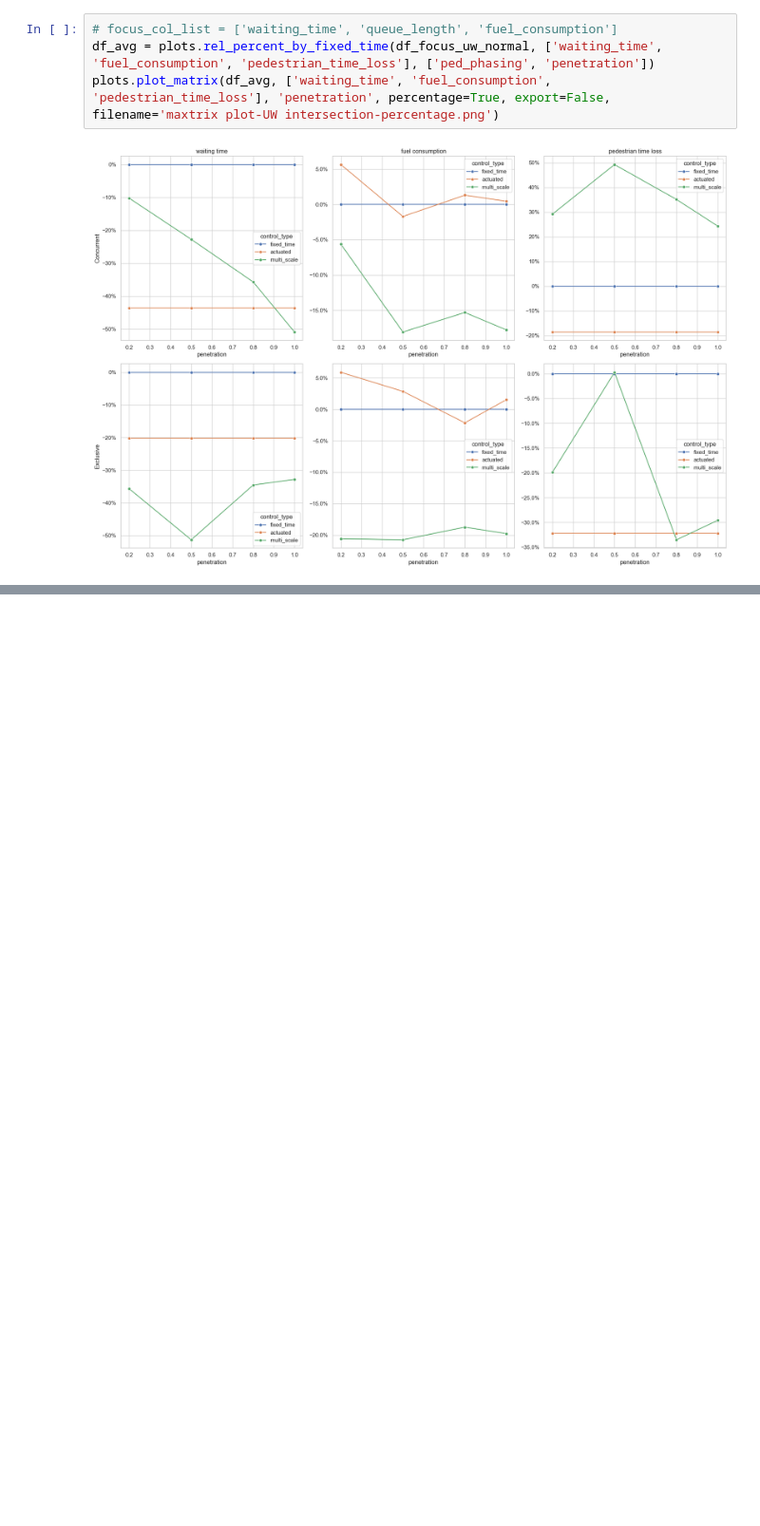
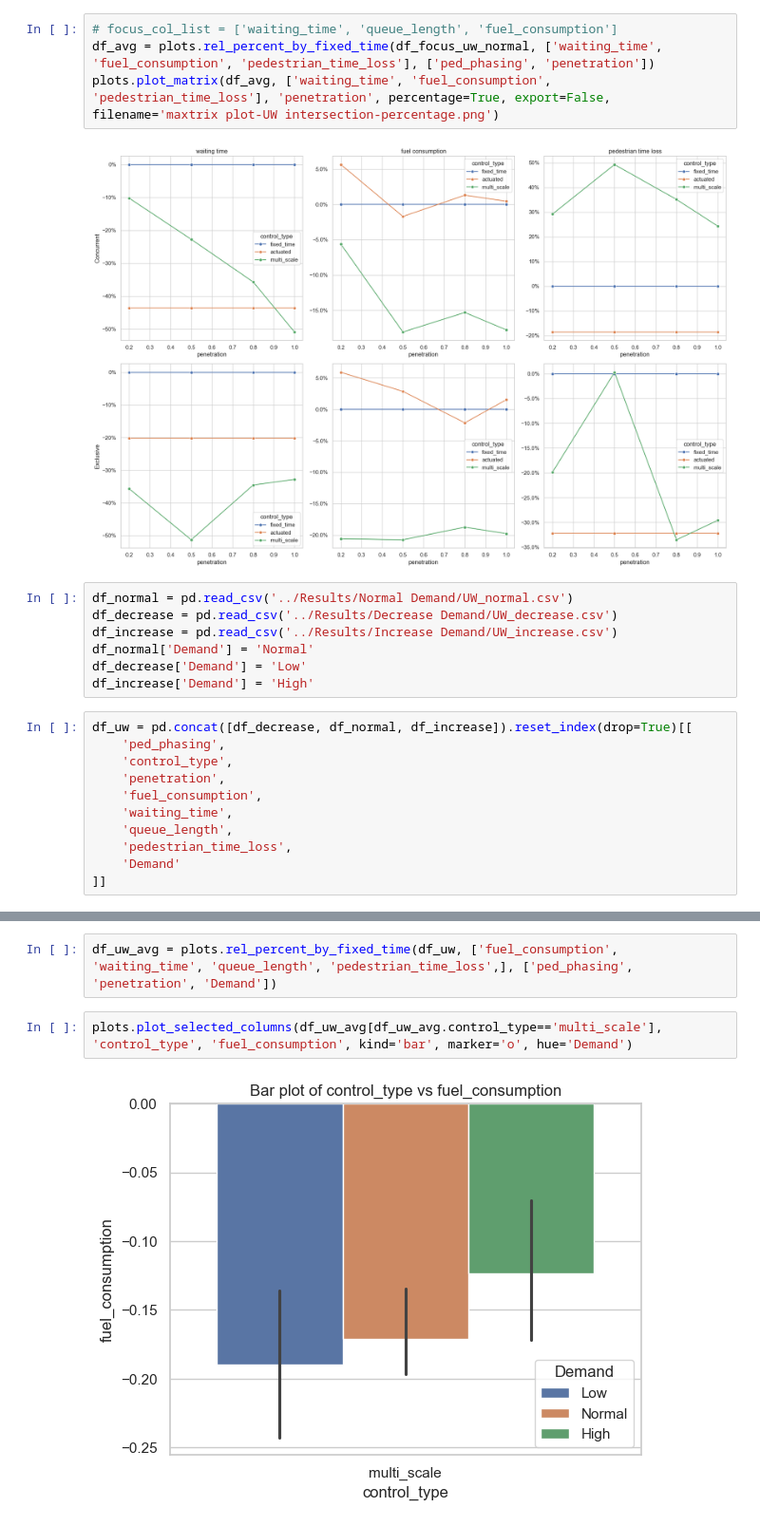
Before and after one commit to BlueSoheil99/UW_CET593_project2, a Jupyter notebook: plots/analysis.ipynb, the cells around one changed output, grey strips where cells are left out. Shown at 95% size. Drawn from its saved outputs; the diff is of its cells as text; blank space fills up the shorter version.

Commit message:
Correct some results

```diff
--- a/plots/analysis.ipynb
+++ b/plots/analysis.ipynb
@@ -84,3 +77,21 @@ df_avg = plots.rel_percent_by_fixed_time(df_focus_uw_normal, ['waiting_time', 'f
 plots.plot_matrix(df_avg, ['waiting_time', 'fuel_consumption', 'pedestrian_time_loss'], 'penetration', percentage=True, export=False, filename='maxtrix plot-UW intersection-percentage.png')
 # %% [output]
 [figure]
+# %%
+df_normal = pd.read_csv('../Results/Normal Demand/UW_normal.csv')
+df_decrease = pd.read_csv('../Results/Decrease Demand/UW_decrease.csv')
+df_increase = pd.read_csv('../Results/Increase Demand/UW_increase.csv')
+df_normal['Demand'] = 'Normal'
+df_decrease['Demand'] = 'Low'
+df_increase['Demand'] = 'High'
+# %%
+df_uw = pd.concat([df_decrease, df_normal, df_increase]).reset_index(drop=True)[[
+    'ped_phasing',
+    'control_type',
+    'penetration',
+    'fuel_consumption',
+    'waiting_time',
+    'queue_length',
+    'pedestrian_time_loss',
+    'Demand'
+]]
@@ -86,0 +114,6 @@ plots.plot_matrix(df_avg, ['waiting_time', 'fuel_consumption', 'pedestrian_time_
+# %%
+df_uw_avg = plots.rel_percent_by_fixed_time(df_uw, ['fuel_consumption', 'waiting_time', 'queue_length', 'pedestrian_time_loss',], ['ped_phasing', 'penetration', 'Demand'])
+# %%
+plots.plot_selected_columns(df_uw_avg[df_uw_avg.control_type=='multi_scale'], 'control_type', 'fuel_consumption', kind='bar', marker='o', hue='Demand')
+# %% [output]
+[figure, added]
```
Also changed, not shown: parts of 10 cells of this notebook, 19 other files.
